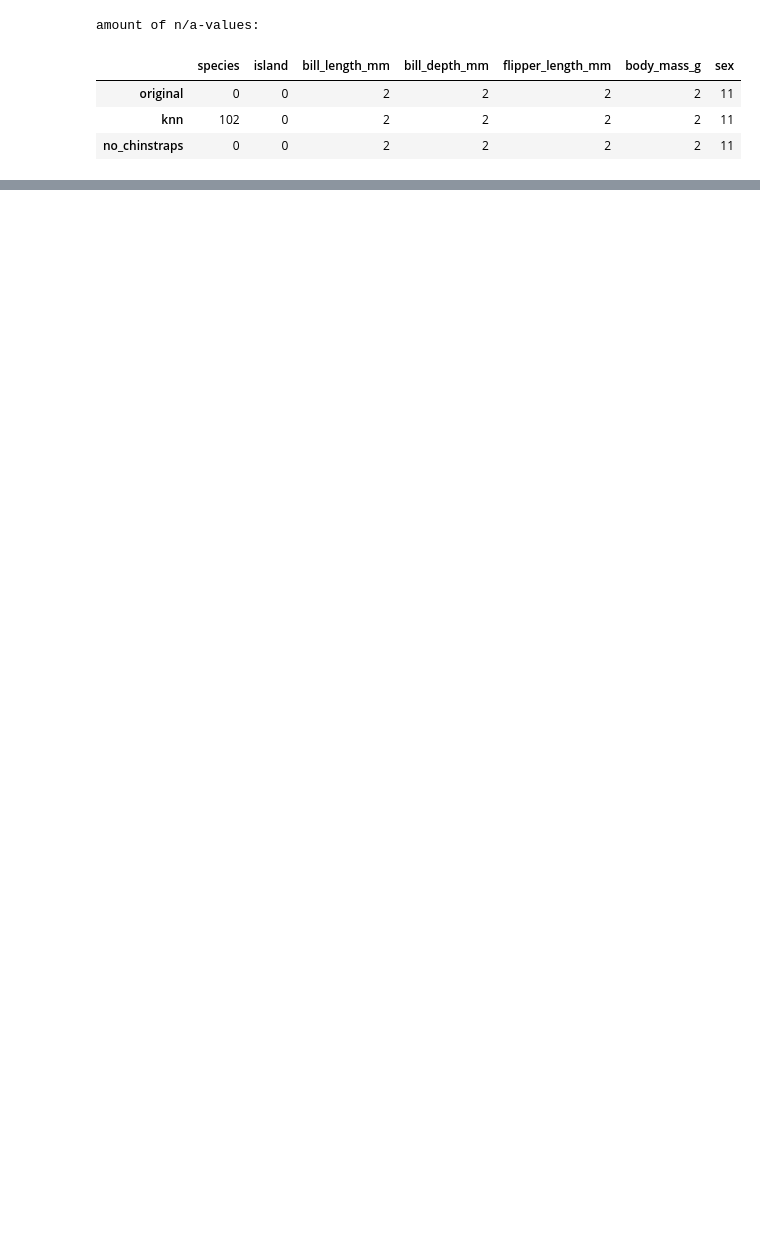
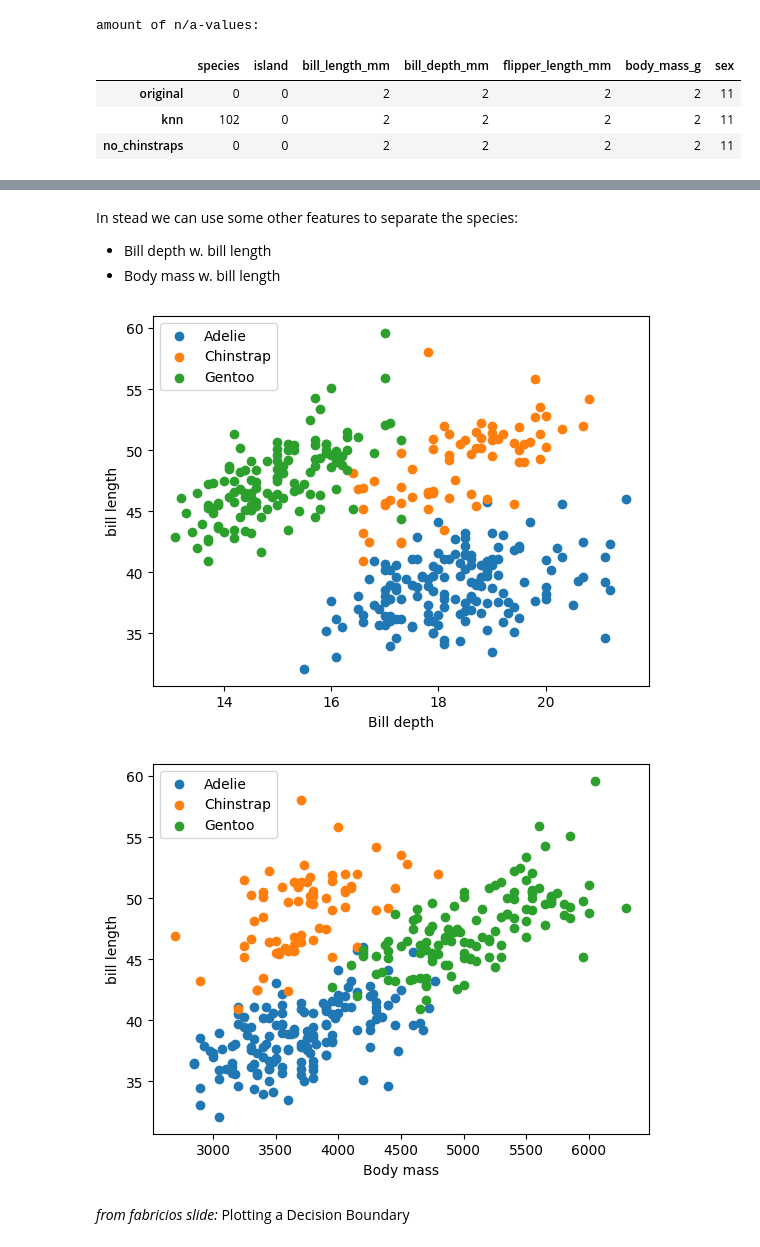
Before and after one commit to hellyhornbek/dmml-group-project, a Jupyter notebook: Assignment 01/Exercises/Exercise 07.02 (Assignment #01).ipynb, the cells around one changed output, grey strips where cells are left out. Saved outputs shown, nothing was run; the diff lists cells and outputs as text; code cells hidden in the pictures; blank space fills up the shorter version.

```diff
--- a/Assignment 01/Exercises/Exercise 07.02 (Assignment #01).ipynb
+++ b/Assignment 01/Exercises/Exercise 07.02 (Assignment #01).ipynb
@@ -157,0 +180,23 @@ plt.show()
+# %% [markdown]
+In stead we can use some other features to separate the species:
+* Bill depth w. bill length
+* Body mass w. bill length
+# %%
+for species, group in original.groupby("species"):
+    plt.scatter(group["bill_depth_mm"], group["bill_length_mm"], label=species)
+plt.xlabel("Bill depth")
+plt.ylabel("bill length")
+plt.legend()
+plt.show()
+
+for species, group in original.groupby("species"):
+    plt.scatter(group["body_mass_g"], group["bill_length_mm"], label=species)
+plt.xlabel("Body mass")
+plt.ylabel("bill length")
+plt.legend()
+plt.show()
+# %% [output]
+[figure, added]
+[figure, added]
+# %% [markdown]
+*from fabricios slide:* Plotting a Decision Boundary
```
Also changed, not shown: parts of 15 cells of this notebook.
